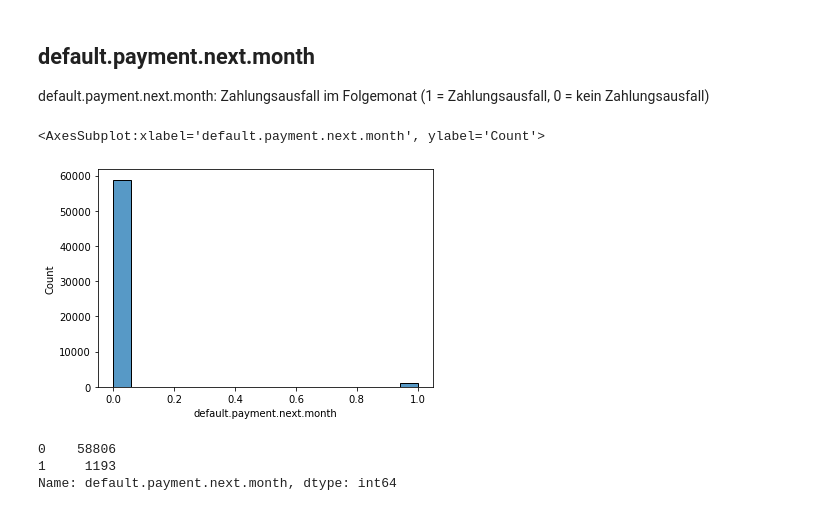
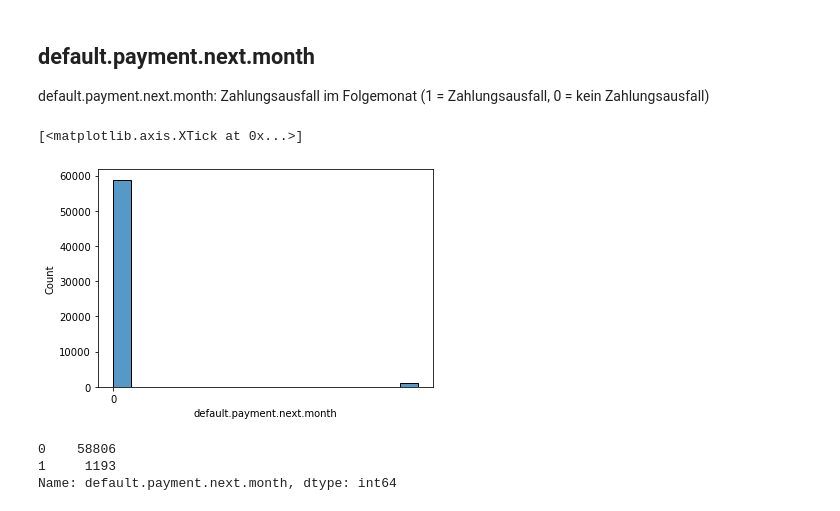
Before and after one commit to janbraunsdorff/Data-Journey, a Jupyter notebook: kredit-001_deskriptive.ipynb, the cells around one changed output. Cells and saved outputs as stored; diff of their text form; code cells hidden in the pictures.

```diff
--- a/kredit-001_deskriptive.ipynb
+++ b/kredit-001_deskriptive.ipynb
@@ -179,11 +221,11 @@ default.payment.next.month: Zahlungsausfall im Folgemonat (1 = Zahlungsausfall,
 # %%
 sns.histplot(
     data=df,
     x=target,
-)
+).set_xticks(range(0,1))
 # %% [output]
-<AxesSubplot:xlabel='default.payment.next.month', ylabel='Count'>
+[<matplotlib.axis.XTick at 0x...>]
-[figure, old version]
+[figure, new version]
 # %%
 df[target].value_counts().sort_index()
 # %% [output]
```
Also changed, not shown: parts of 11 cells of this notebook, 1 other file.
